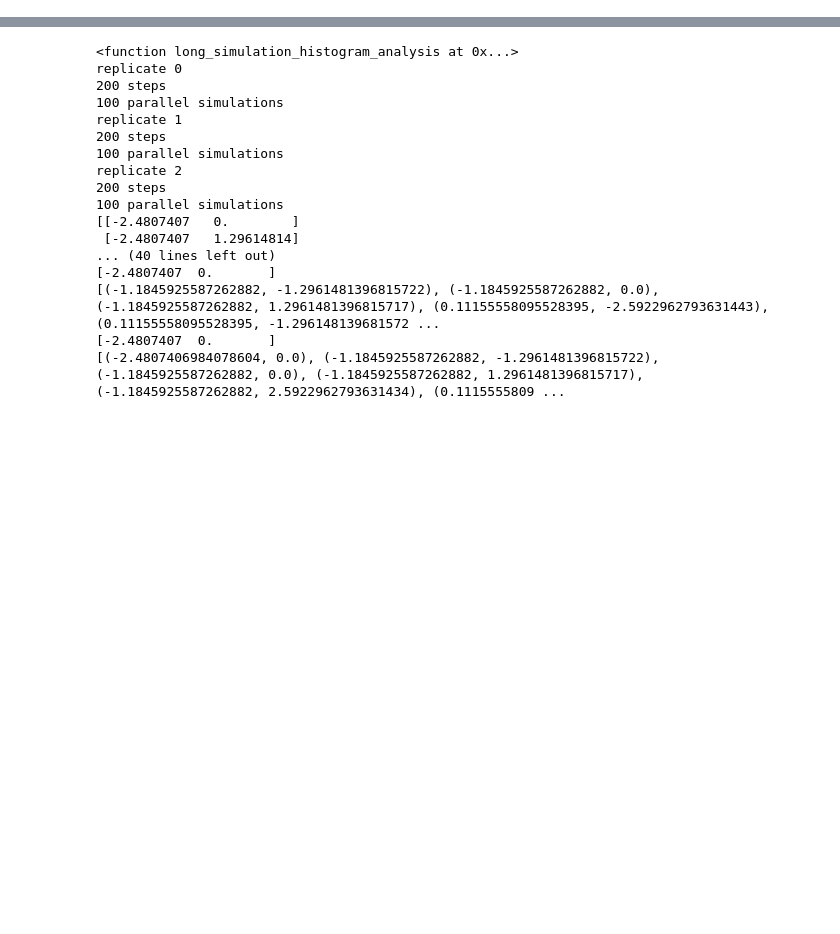
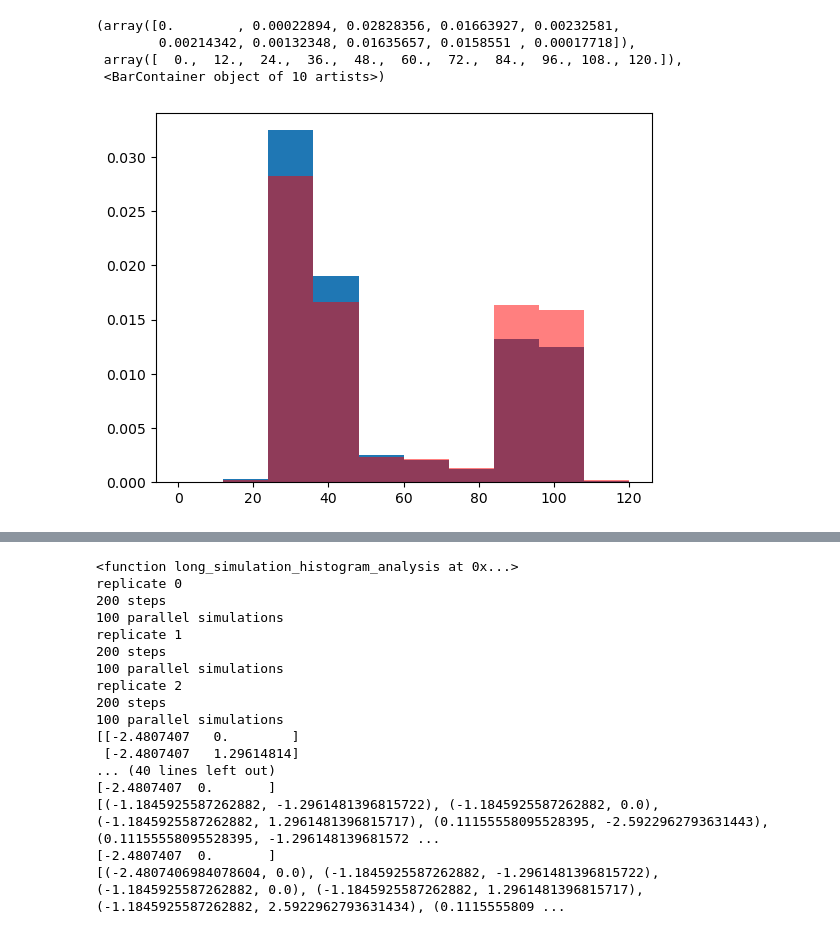
Before and after one commit to JonathanHB/sampling-methods, a Jupyter notebook: testing_v3.ipynb, the cells around one changed output, grey strips where cells are left out. Cells and saved outputs as stored; diff of their text form; code cells hidden in the pictures; blank space fills up the shorter version.

```diff
--- a/testing_v3.ipynb
+++ b/testing_v3.ipynb
@@ -27,7 +27,7 @@ dt = 0.001
 n_analysis_bins = 50
 save_period = 100 #in steps
 aggregate_simulation_limit = 100000
-molecular_time_limit = 1000
+molecular_time_limit = 10000
 n_bootstrap = 3
 
 #energy_landscapes.unit_double_well()
@@ -36,14 +36,50 @@ n_bootstrap = 3
 
 system1 = energy_landscapes_gaussian.two_wells_decoy_valley()
 
-
 #TODO: we need to add a way to model methods that serially use a single core to mimic parallel computations (i.e. if you tried to run WESTPA on one GPU core)
+#this is relevant for cases where the total number of GPUs is the limiting factor (see below)
 
 #hardware/real world objects:
 # GPUs, wall clock hours, aggregate GPU hours
 #if we're trying to model a commercial cluster where we can buy as many gpus as we want at any one time but have to pay per GPU hour, wall clock time and aggregate GPU hours are the relevant metrics
-#if we're trying to model a lab cluster where we have a fixed number of GPUs and a fixed amount of time to publish and graduate, the number of GPUs and wall clock time are the relevant metrics
+#if we're trying to model a lab cluster where we have a fixed number of GPUs and a fixed amount of time to publish and graduate, wall clock time and the number of GPUs are the relevant metrics
 
 #simulation parameters (both are maximum values):
-# aggregate simulation time, molecular time
+# aggregate simulation time, maximum molecular time
 # AKA (how much the simulation costs, how much time it adds to your PhD)
+# %%
+import msm_analysis
+importlib.reload(msm_analysis)
+
+n_timepoints = 5
+
+n_parallel = int(round(aggregate_simulation_limit/molecular_time_limit))
+nsteps = int(round(aggregate_simulation_limit/(n_parallel*n_timepoints)))
+
+# #set initial positions
+# if system.start_from_index:
+#     sim_init_coord = system.standard_init_index
+# else:
+#     sim_init_coord = system.standard_init_coord
+
+binbounds = [np.linspace(system1.standard_analysis_range[0][0], system1.standard_analysis_range[1][0], 14+1),
+             np.linspace(system1.standard_analysis_range[0][1], system1.standard_analysis_range[1][1], 6+1)]
+#print(binbounds)
+
+long_trjs = np.array([system1.standard_init_coord for element in range(n_parallel)]).reshape((n_parallel, 1, len(system1.standard_init_coord)))
+long_trj_inds = np.array([system1.standard_init_index for element in range(n_parallel)]).reshape((n_parallel, 1))
+
+long_trjs, long_trj_inds = long_simulation.resume_parallel_simulations_msm(propagators.propagate_msm, system1, kT, dt, nsteps, save_period, long_trjs, long_trj_inds)
+
+binned_trj = msm_analysis.bin_to_voxels_msmtrj(binbounds, system1.x, long_trj_inds)
+plt.hist(binned_trj.flatten(), density = True, range = (0,120))
+
+state_bins = msm_analysis.bin_to_voxels_msmstates(binbounds, system1.x)
+
+plt.hist([state_bins], weights=system1.p, color="red", density = True, range = (0,120), alpha = 0.5)
+# %% [output]
+(array([0.        , 0.00022894, 0.02828356, 0.01663927, 0.00232581,
+        0.00214342, 0.00132348, 0.01635657, 0.0158551 , 0.00017718]),
+ array([  0.,  12.,  24.,  36.,  48.,  60.,  72.,  84.,  96., 108., 120.]),
+ <BarContainer object of 10 artists>)
+[figure, added]
```
Also changed, not shown: parts of 2 cells of this notebook, 3 other files.
